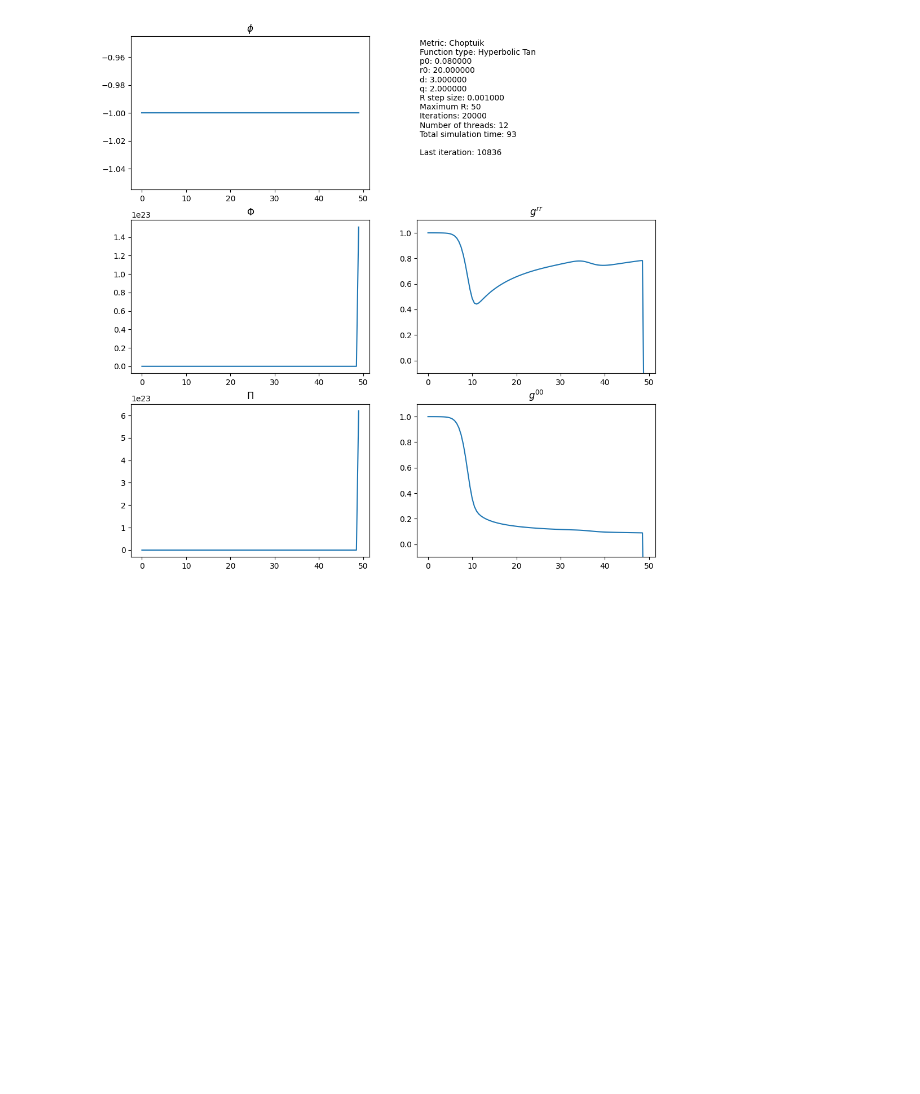
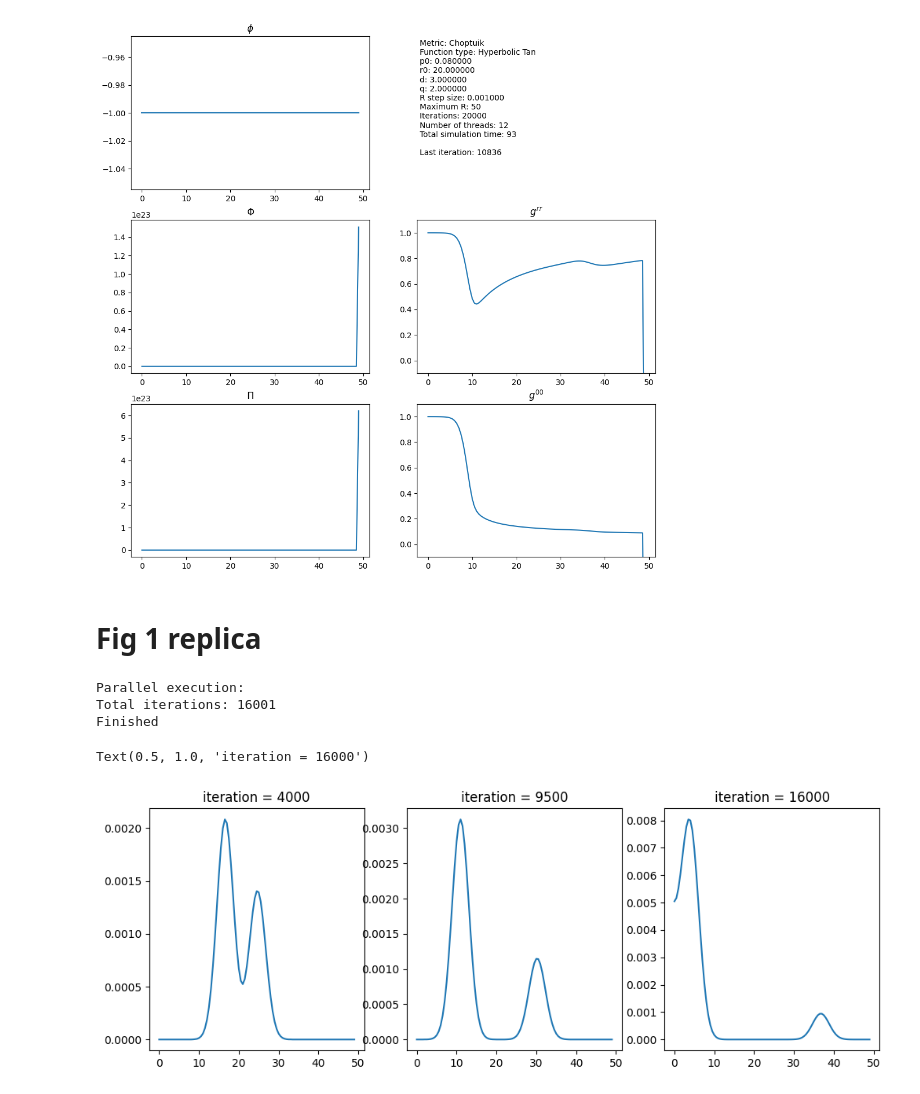
Before and after one commit to OtroBenja/Critical-collapse, a Jupyter notebook: plot.ipynb, the cells around one changed output. Cells and saved outputs as stored; diff of their text form; code cells hidden in the pictures; blank space fills up the shorter version.

```diff
--- a/plot.ipynb
+++ b/plot.ipynb
@@ -271,3 +271,42 @@ for p0 in p0s:
         print(f"Parallel execution:\n{output}")
     except subprocess.CalledProcessError as e:
         print(f"Parallel execution (supposedly an error):\n{e.output}")
+# %% [markdown]
+# Fig 1 replica
+# %%
+#Run the simulation
+
+import subprocess
+#output = subprocess.check_output([".\Collapse_full.exe", '0', '0.04', '0', '0', '0', '50', '16001'], text=True,)
+output = subprocess.check_output([".\Collapse_full.exe", '1', '0.0000004', '0', '0', '0', '50', '16001'], text=True,)
+print(f"Parallel execution:\n{output}")
+# %% [output]
+Parallel execution:
+Total iterations: 16001
+Finished
+# %%
+#Plot the phi field at given times
+
+fname = 'Output_011017.dat'
+
+r,f,x,y,a,b,param = read_data(fname)
+
+tanh_times = [1000,10000,16000]
+gaussian_times = [4000,9500,16000]
+
+if param['fType'] == 'Hyperbolic Tan':
+    times = tanh_times
+elif param['fType'] == 'Exponential':
+    times = gaussian_times
+
+fig, ax = plt.subplots(1,3,figsize=(12,4),dpi=100)
+
+ax[0].plot(r,f[times[0]])[0]
+ax[0].set_title(f'iteration = {times[0]}')
+ax[1].plot(r,f[times[1]])[0]
+ax[1].set_title(f'iteration = {times[1]}')
+ax[2].plot(r,f[times[2]])[0]
+ax[2].set_title(f'iteration = {times[2]}')
+# %% [output]
+Text(0.5, 1.0, 'iteration = 16000')
+[figure, added]
```
